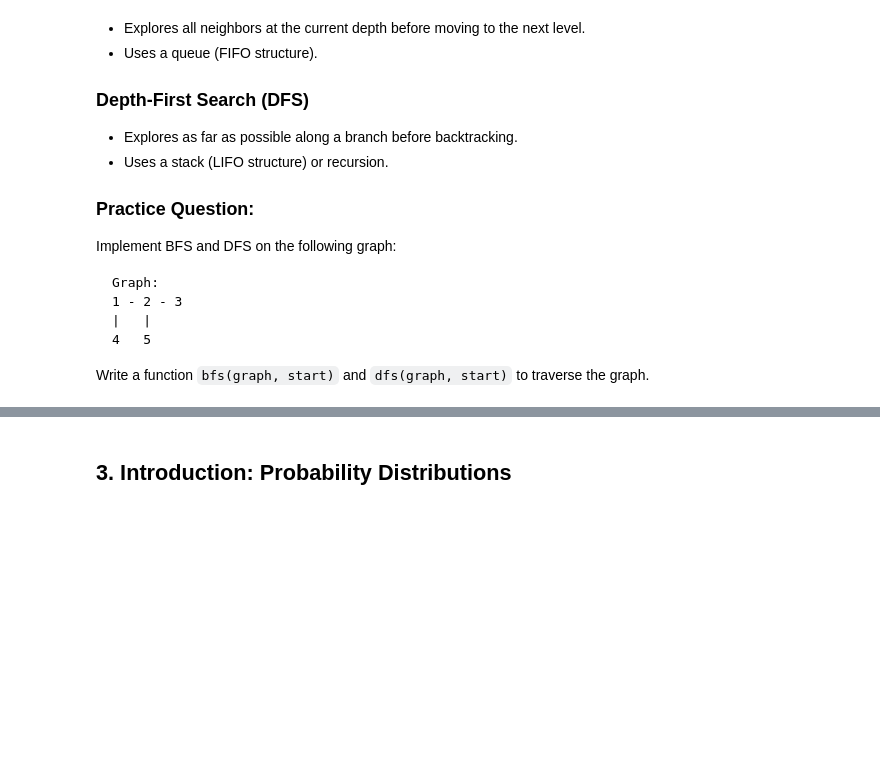
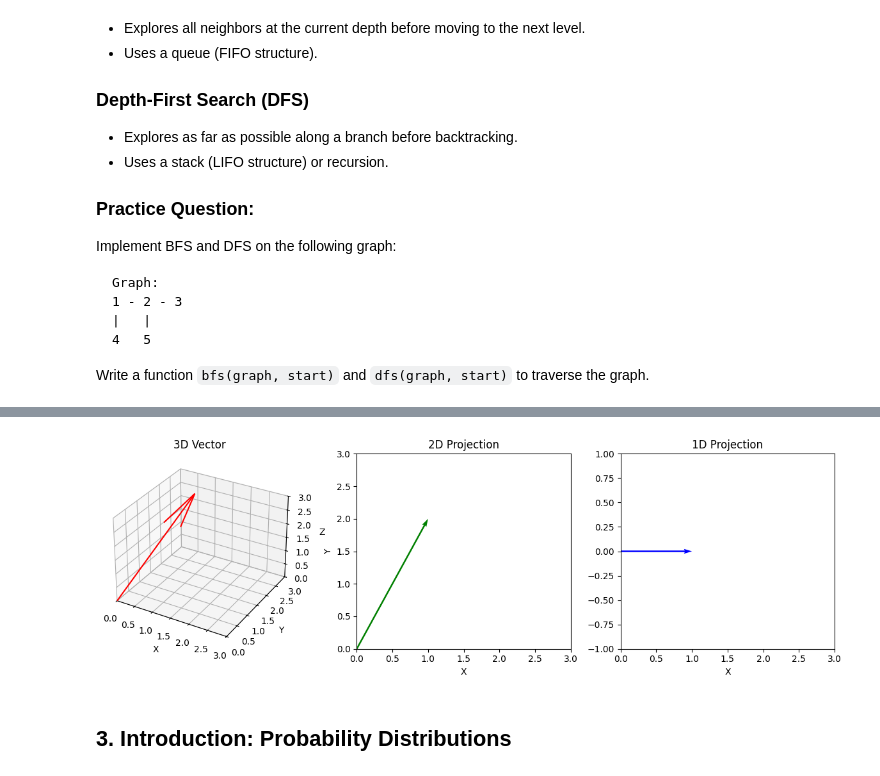
Before and after one commit to nd-cse-30124-sp25/nd-cse-30124-sp25.github.io, a Jupyter notebook: static/homeworks/ai_practice_packet.ipynb, the cells around one changed output, grey strips where cells are left out. Cells and saved outputs as stored; diff of their text form; code cells hidden in the pictures; blank space fills up the shorter version.

```diff
--- a/static/homeworks/ai_practice_packet.ipynb
+++ b/static/homeworks/ai_practice_packet.ipynb
@@ -97,3 +241,56 @@ print("DFS:", dfs(graph, 1))
+# %%
+import numpy as np
+import matplotlib.pyplot as plt
+from mpl_toolkits.mplot3d import Axes3D
+
+# Define a 3D vector
+vector_3d = np.array([1, 2, 3])
+
+# Define projection matrices
+projection_3d_to_2d = np.array([[1, 0, 0],
+                                [0, 1, 0]])
+
+projection_2d_to_1d = np.array([[1, 0]])
+
+# Perform the projections
+vector_2d = projection_3d_to_2d @ vector_3d
+vector_1d = projection_2d_to_1d @ vector_2d
+
+# Plotting
+fig = plt.figure(figsize=(12, 4))
+
+# 3D plot
+ax1 = fig.add_subplot(131, projection='3d')
+ax1.quiver(0, 0, 0, vector_3d[0], vector_3d[1], vector_3d[2], color='r')
+ax1.set_xlim([0, 3])
+ax1.set_ylim([0, 3])
+ax1.set_zlim([0, 3])
+ax1.set_title('3D Vector')
+ax1.set_xlabel('X')
+ax1.set_ylabel('Y')
+ax1.set_zlabel('Z')
+
+# 2D plot
+ax2 = fig.add_subplot(132)
+ax2.quiver(0, 0, vector_2d[0], vector_2d[1], angles='xy', scale_units='xy', scale=1, color='g')
+ax2.set_xlim([0, 3])
+ax2.set_ylim([0, 3])
+ax2.set_title('2D Projection')
+ax2.set_xlabel('X')
+ax2.set_ylabel('Y')
+
+# 1D plot
+ax3 = fig.add_subplot(133)
+ax3.quiver(0, 0, vector_1d[0], 0, angles='xy', scale_units='xy', scale=1, color='b')
+ax3.set_xlim([0, 3])
+ax3.set_ylim([-1, 1])
+ax3.set_title('1D Projection')
+ax3.set_xlabel('X')
+
+plt.tight_layout()
+plt.show()
+# %% [output]
+[figure, added]
 # %% [markdown]
 ## 3. Introduction: Probability Distributions
 # %% [markdown]
```
Also changed, not shown: parts of 5 cells of this notebook, 1 other file.
